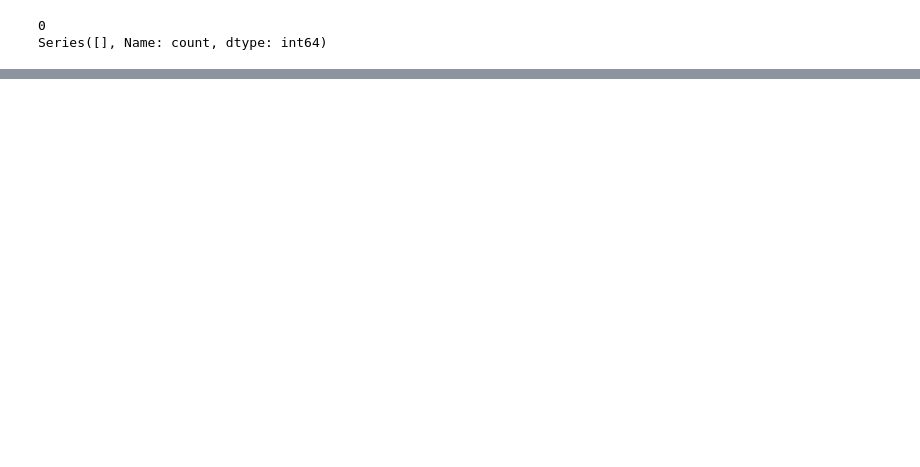
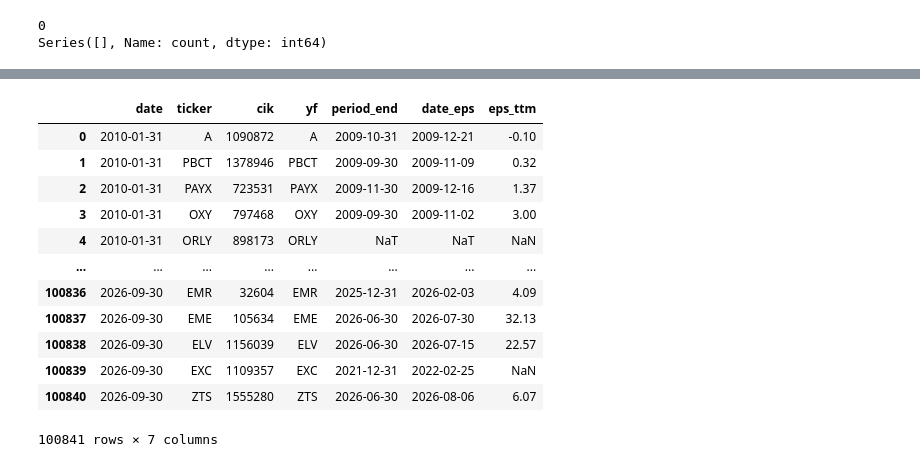
Before and after one commit to 2mrkhomenko/AAIS, a Jupyter notebook: Lesson 2 project/main.ipynb, the cells around one changed output, grey strips where cells are left out. Drawn from its saved outputs; the diff is of its cells as text; code cells hidden in the pictures; blank space fills up the shorter version.

```diff
--- a/Lesson 2 project/main.ipynb
+++ b/Lesson 2 project/main.ipynb
@@ -416,9 +422,4 @@ panel = pd.merge_asof(panel.sort_values("date"), eps.sort_values("date_eps"),
 
 panel.loc[(panel["date"] - panel["period_end"]).dt.days > 460, "eps_ttm"] = np.nan
 # %%
-r = requests.get("https://www.sec.gov/files/company_tickers.json", headers=SEC_HEADERS).json()
-cik2tic = {}
-for v in r.values():
-    cik2tic.setdefault(v["cik_str"], v["ticker"])
-
-panel["yf"] = panel["cik"].map(cik2tic).fillna(panel["ticker"]).str.replace(".", "-", regex=False)
+new_panel = panel.copy()
@@ -461,0 +426,16 @@ MergeError: Passing 'suffixes' which cause duplicate columns {'close_adj_y', 'cl
+# %%
+new_panel
+# %% [output]
+|  | date | ticker | cik | yf | period_end | date_eps | eps_ttm |
+| 0 | 2010-01-31 | A | 1090872 | A | 2009-10-31 | 2009-12-21 | -0.10 |
+| 1 | 2010-01-31 | PBCT | 1378946 | PBCT | 2009-09-30 | 2009-11-09 | 0.32 |
+| 2 | 2010-01-31 | PAYX | 723531 | PAYX | 2009-11-30 | 2009-12-16 | 1.37 |
+| 3 | 2010-01-31 | OXY | 797468 | OXY | 2009-09-30 | 2009-11-02 | 3.00 |
+| 4 | 2010-01-31 | ORLY | 898173 | ORLY | NaT | NaT | NaN |
+| ... | ... | ... | ... | ... | ... | ... | ... |
+| 100836 | 2026-09-30 | EMR | 32604 | EMR | 2025-12-31 | 2026-02-03 | 4.09 |
+| 100837 | 2026-09-30 | EME | 105634 | EME | 2026-06-30 | 2026-07-30 | 32.13 |
+| 100838 | 2026-09-30 | ELV | 1156039 | ELV | 2026-06-30 | 2026-07-15 | 22.57 |
+| 100839 | 2026-09-30 | EXC | 1109357 | EXC | 2021-12-31 | 2022-02-25 | NaN |
+| 100840 | 2026-09-30 | ZTS | 1555280 | ZTS | 2026-06-30 | 2026-08-06 | 6.07 |
+100841 rows × 7 columns
```
Also changed, not shown: parts of 13 cells of this notebook.
